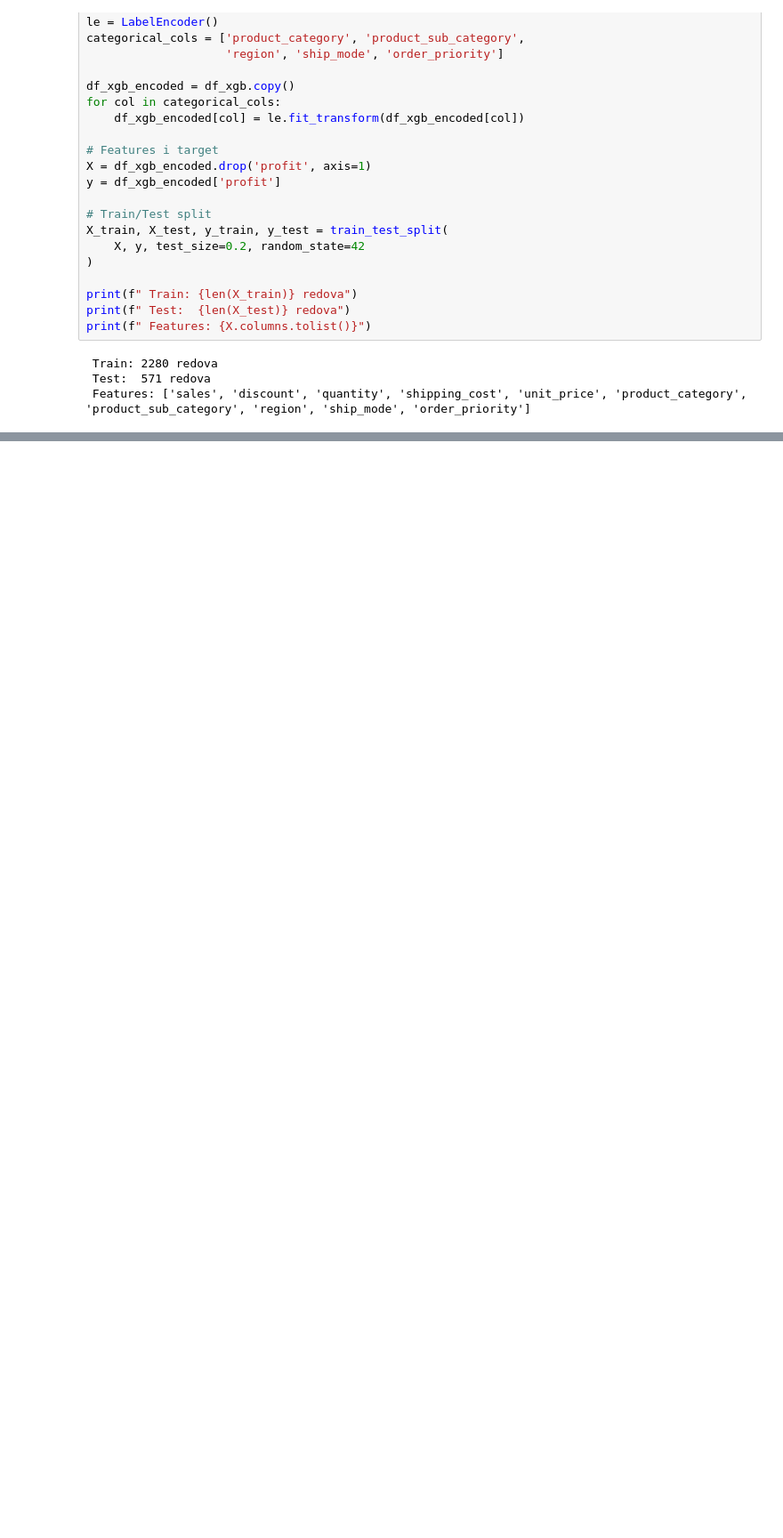
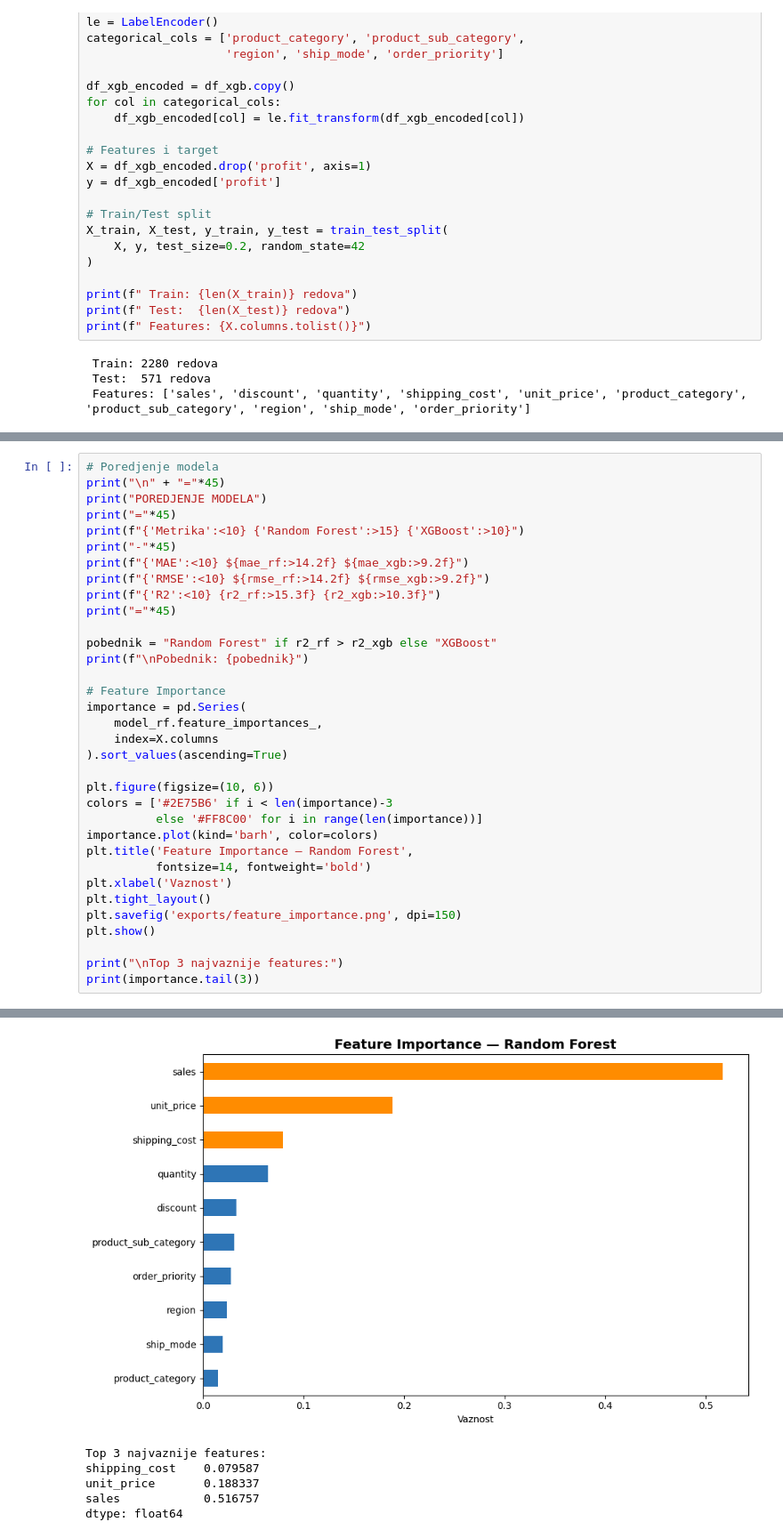
Before and after one commit to BogdanStankovic1/smart_store_project, a Jupyter notebook: 04_extra_tasks.ipynb, the cells around one changed output, grey strips where cells are left out. Shown at 89% size. Saved outputs shown, nothing was run; the diff lists cells and outputs as text; blank space fills up the shorter version.

Commit message:
PowerBi + ML Random Forest vs XGBoost

```diff
--- a/04_extra_tasks.ipynb
+++ b/04_extra_tasks.ipynb
@@ -491,0 +552,35 @@ print(f" Features: {X.columns.tolist()}")
+# %%
+# Poredjenje modela
+print("\n" + "="*45)
+print("POREDJENJE MODELA")
+print("="*45)
+print(f"{'Metrika':<10} {'Random Forest':>15} {'XGBoost':>10}")
+print("-"*45)
+print(f"{'MAE':<10} ${mae_rf:>14.2f} ${mae_xgb:>9.2f}")
+print(f"{'RMSE':<10} ${rmse_rf:>14.2f} ${rmse_xgb:>9.2f}")
+print(f"{'R2':<10} {r2_rf:>15.3f} {r2_xgb:>10.3f}")
+print("="*45)
+
+pobednik = "Random Forest" if r2_rf > r2_xgb else "XGBoost"
+print(f"\nPobednik: {pobednik}")
+
+# Feature Importance
+importance = pd.Series(
+    model_rf.feature_importances_,
+    index=X.columns
+).sort_values(ascending=True)
+
+plt.figure(figsize=(10, 6))
+colors = ['#2E75B6' if i < len(importance)-3
+          else '#FF8C00' for i in range(len(importance))]
+importance.plot(kind='barh', color=colors)
+plt.title('Feature Importance — Random Forest',
+          fontsize=14, fontweight='bold')
+plt.xlabel('Vaznost')
+plt.tight_layout()
+plt.savefig('exports/feature_importance.png', dpi=150)
+plt.show()
+
+print("\nTop 3 najvaznije features:")
+print(importance.tail(3))
+# %% [output]
@@ -491,0 +598,6 @@ print(f" Features: {X.columns.tolist()}")
+[figure, added]
+Top 3 najvaznije features:
+shipping_cost    0.079587
+unit_price       0.188337
+sales            0.516757
+dtype: float64
```
Also changed, not shown: parts of 3 cells of this notebook, 2 other files.
